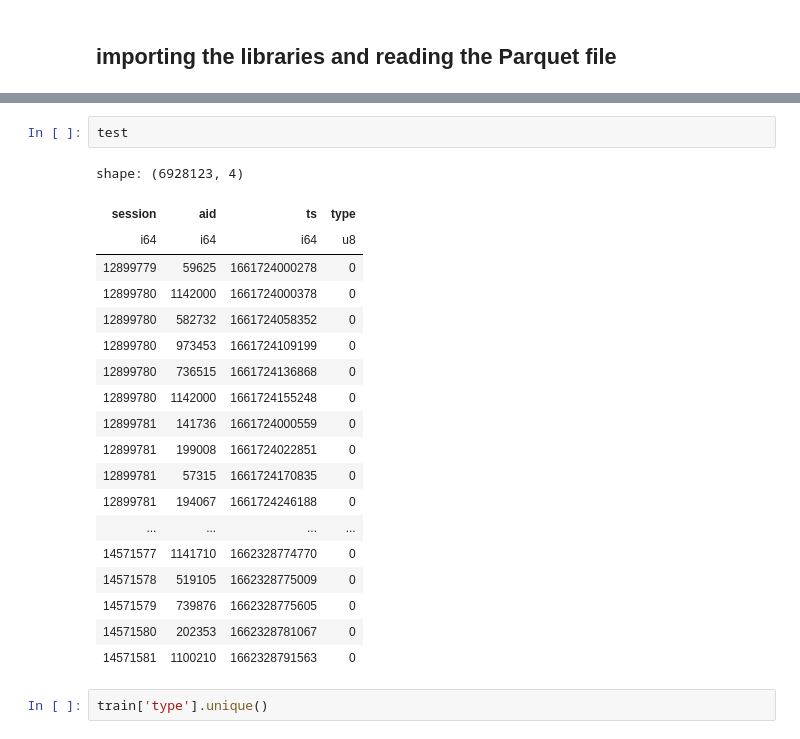
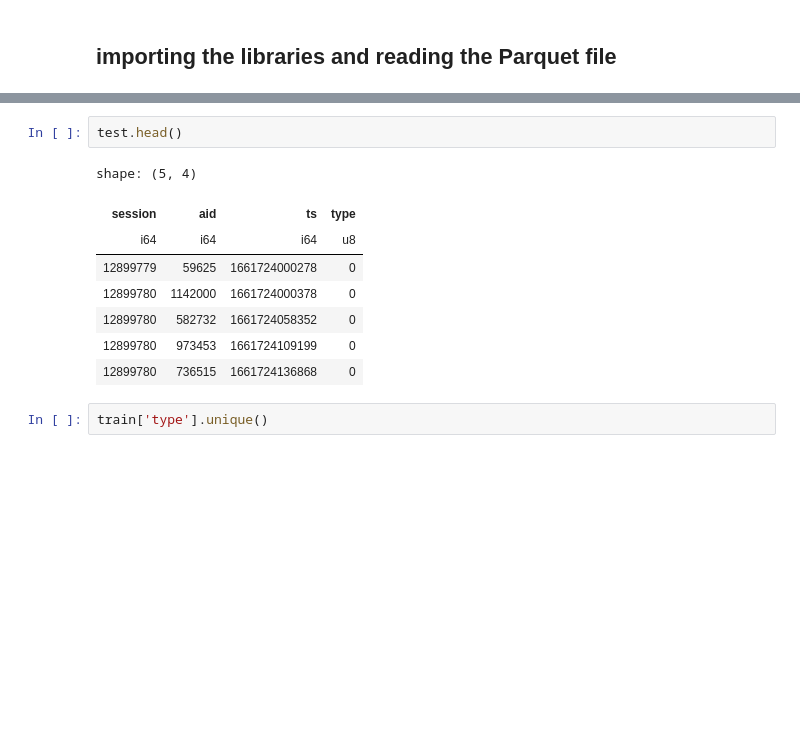
Before and after one commit to ReebalSami/Capstone-OTTO-Multi-Objective-Recommender-System, a Jupyter notebook: notebooks/EDA_1_parquet_read.ipynb, the cells around one changed output, grey strips where cells are left out. Drawn from its saved outputs; the diff is of its cells as text; blank space fills up the shorter version.

```diff
--- a/notebooks/EDA_1_parquet_read.ipynb
+++ b/notebooks/EDA_1_parquet_read.ipynb
@@ -45,25 +28,14 @@ shape: (216716096, 4)
 # %%
-test
+test.head()
 # %% [output]
-shape: (6928123, 4)
+shape: (5, 4)
 | session | aid | ts | type |
 | i64 | i64 | i64 | u8 |
 | 12899779 | 59625 | 1661724000278 | 0 |
 | 12899780 | 1142000 | 1661724000378 | 0 |
 | 12899780 | 582732 | 1661724058352 | 0 |
 | 12899780 | 973453 | 1661724109199 | 0 |
 | 12899780 | 736515 | 1661724136868 | 0 |
-| 12899780 | 1142000 | 1661724155248 | 0 |
-| 12899781 | 141736 | 1661724000559 | 0 |
-| 12899781 | 199008 | 1661724022851 | 0 |
-| 12899781 | 57315 | 1661724170835 | 0 |
-| 12899781 | 194067 | 1661724246188 | 0 |
-| ... | ... | ... | ... |
-| 14571577 | 1141710 | 1662328774770 | 0 |
-| 14571578 | 519105 | 1662328775009 | 0 |
-| 14571579 | 739876 | 1662328775605 | 0 |
-| 14571580 | 202353 | 1662328781067 | 0 |
-| 14571581 | 1100210 | 1662328791563 | 0 |
 # %%
 train['type'].unique()
 # %% [output]
```
Also changed, not shown: parts of 16 cells of this notebook.
